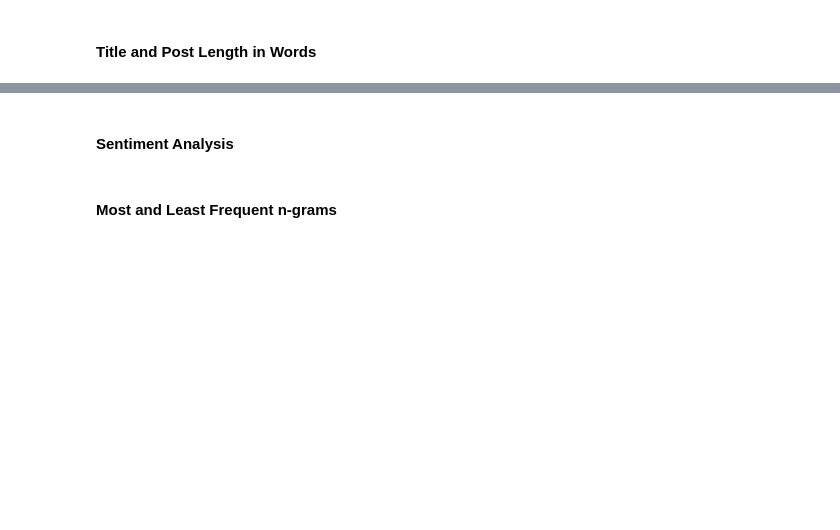
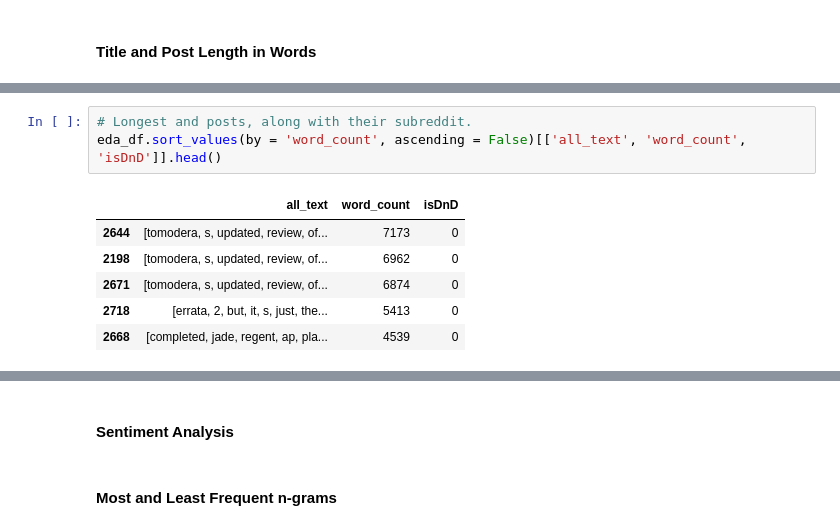
Before and after one commit to dmehta94/project-3-reddit-nlp-litigation-analysis, a Jupyter notebook: code/analysis.ipynb, the cells around one changed output, grey strips where cells are left out. Drawn from its saved outputs; the diff is of its cells as text; blank space fills up the shorter version.

```diff
--- a/code/analysis.ipynb
+++ b/code/analysis.ipynb
@@ -222,0 +282,10 @@ With the data combined, we can isolate the text and normalize it. In particular,
+# %%
+# Longest and posts, along with their subreddit.
+eda_df.sort_values(by = 'word_count', ascending = False)[['all_text', 'word_count', 'isDnD']].head()
+# %% [output]
+|  | all_text | word_count | isDnD |
+| 2644 | [tomodera, s, updated, review, of... | 7173 | 0 |
+| 2198 | [tomodera, s, updated, review, of... | 6962 | 0 |
+| 2671 | [tomodera, s, updated, review, of... | 6874 | 0 |
+| 2718 | [errata, 2, but, it, s, just, the... | 5413 | 0 |
+| 2668 | [completed, jade, regent, ap, pla... | 4539 | 0 |
```
Also changed, not shown: parts of 14 cells of this notebook.
